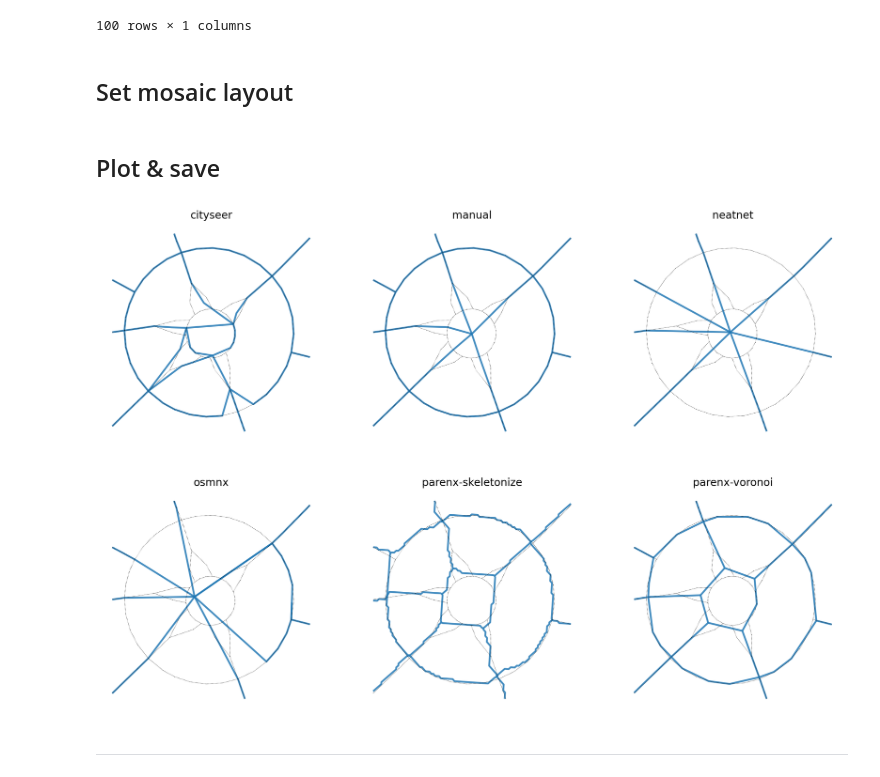
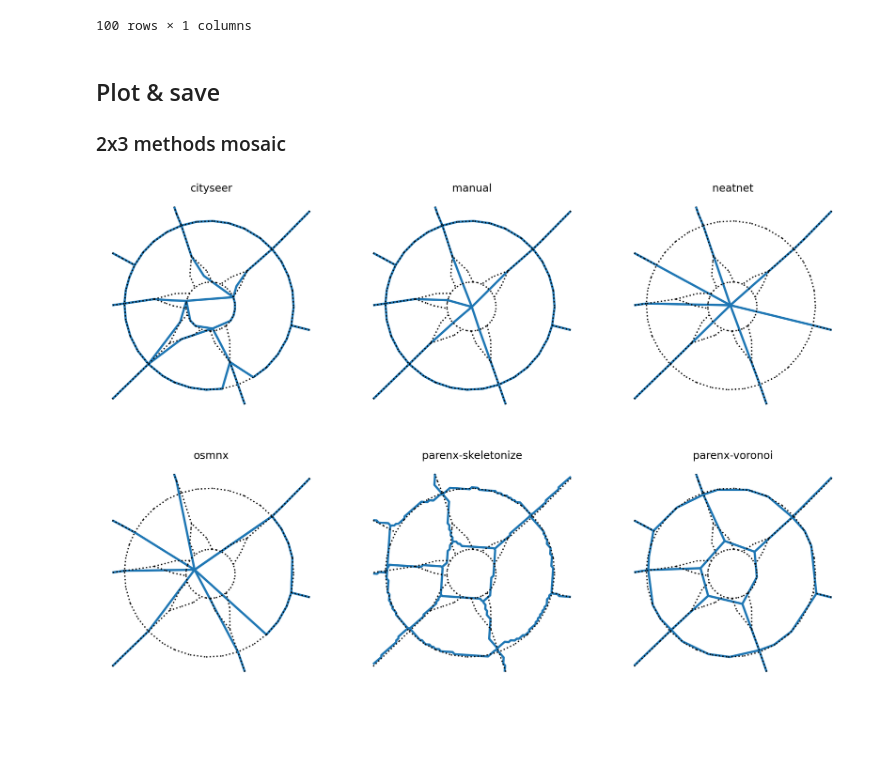
Before and after one commit to uscuni/simplification, a Jupyter notebook: notebooks/figures/gisruk_2025_figure.ipynb, the cells around one changed output. Cells and saved outputs as stored; diff of their text form; code cells hidden in the pictures; blank space fills up the shorter version.

Commit message:
1+2x3 mosaic

```diff
--- a/notebooks/figures/gisruk_2025_figure.ipynb
+++ b/notebooks/figures/gisruk_2025_figure.ipynb
@@ -127,4 +127,6 @@ original_clipped
 | 54434 | LINESTRING (683020.747 5613259.59... |
 100 rows × 1 columns
 # %% [markdown]
-## Set mosaic layout
+## Plot & save
+
+### 2x3 methods mosaic
@@ -143,26 +133,28 @@ figsize = (15, 10)
-# %% [markdown]
-## Plot & save
 # %%
+layout = [
+    ["cityseer", "manual", "neatnet"],
+    ["osmnx", "parenx-skeletonize", "parenx-voronoi"],
+]
+figsize = (15, 10)
+
 fig, mosaic = plt.subplot_mosaic(
     layout,
     sharex=True,
     sharey=True,
     figsize=figsize,
 )
 
 for i in numpy.array(layout).flatten():
     df = core.utils.read_results(1656, i, original.crs).clip(place_du_congress)
-    df.plot(ax=mosaic[i], lw=2, alpha=0.85, zorder=1)
-    original_clipped.plot(ax=mosaic[i], linestyle=":", lw=0.5, ec="k", zorder=2)
+    df.plot(ax=mosaic[i], lw=2.5, zorder=1)
+    original_clipped.plot(ax=mosaic[i], linestyle=":", lw=1.5, ec="k", zorder=2)
     mosaic[i].set_title(i)
     mosaic[i].axis("off")
 
-fig.savefig(
-    "gisruk2025_liege_place-du-congres.png",
-    dpi=400,
-    bbox_inches="tight",
-)
+# fig.savefig(
+#    "gisruk2025_liege_place-du-congres.png",
+#    dpi=400,
+#    bbox_inches="tight",
+# )
 # %% [output]
-[figure, old version]
+[figure, new version]
-# %% [markdown]
--------------
```
Also changed, not shown: parts of 6 cells of this notebook.
